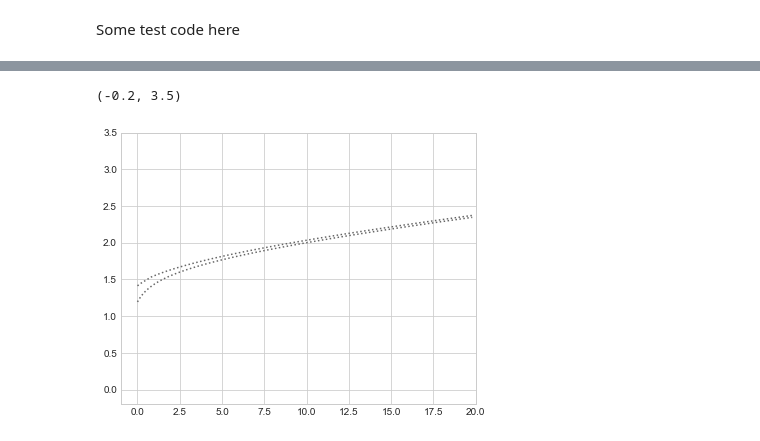
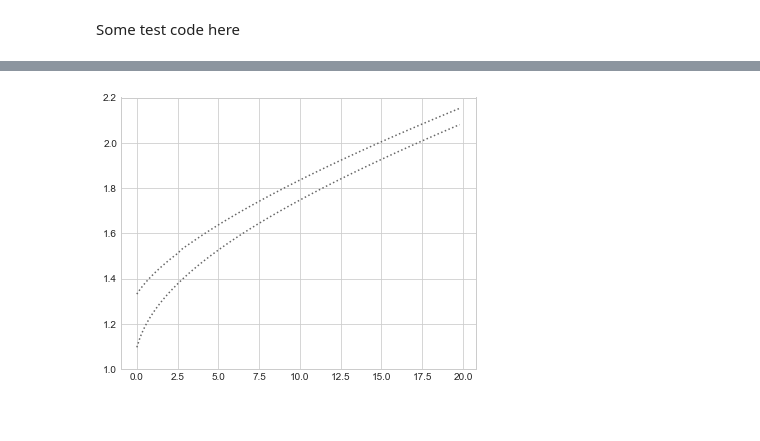
Before and after one commit to madsankern/DynamicProgramming, a Jupyter notebook: solve_model.ipynb, the cells around one changed output, grey strips where cells are left out. Drawn from its saved outputs; the diff is of its cells as text; code cells hidden in the pictures.

```diff
--- a/solve_model.ipynb
+++ b/solve_model.ipynb
@@ -162,19 +167,19 @@ sol_fd = fd.solve_fd(par)
 # %%
 fig = plt.figure(figsize=(14,5))
 
 ax = fig.add_subplot(1,2,1)
 
 ax.plot(sol_fd.a[:-1], sol_fd.c[0,:], linestyle = ':', color = '0.4')
 ax.plot(sol_fd.a[:-1], sol_fd.c[1,:], linestyle = ':', color = '0.4')
 
-
 # ax.plot(sol_vfi.a, sol_vfi.c, linestyle = '-', color = '0.7')
 
 # ax.set_xlabel(f"Assets, $a_t$")
 # ax.set_ylabel(f"Consumption, $c^\star_t$")
 # ax.set_title(f'Policy function')
-ax.set_xlim([-1,20])
-ax.set_ylim([-.2,3.5])
+# ax.set_xlim([-1,20])
+# ax.set_ylim([-.2,3.5])
+
+plt.show()
 # %% [output]
-(-0.2, 3.5)
-[figure, old version]
+[figure, new version]
```
Also changed, not shown: parts of 6 cells of this notebook, 2 other files.
